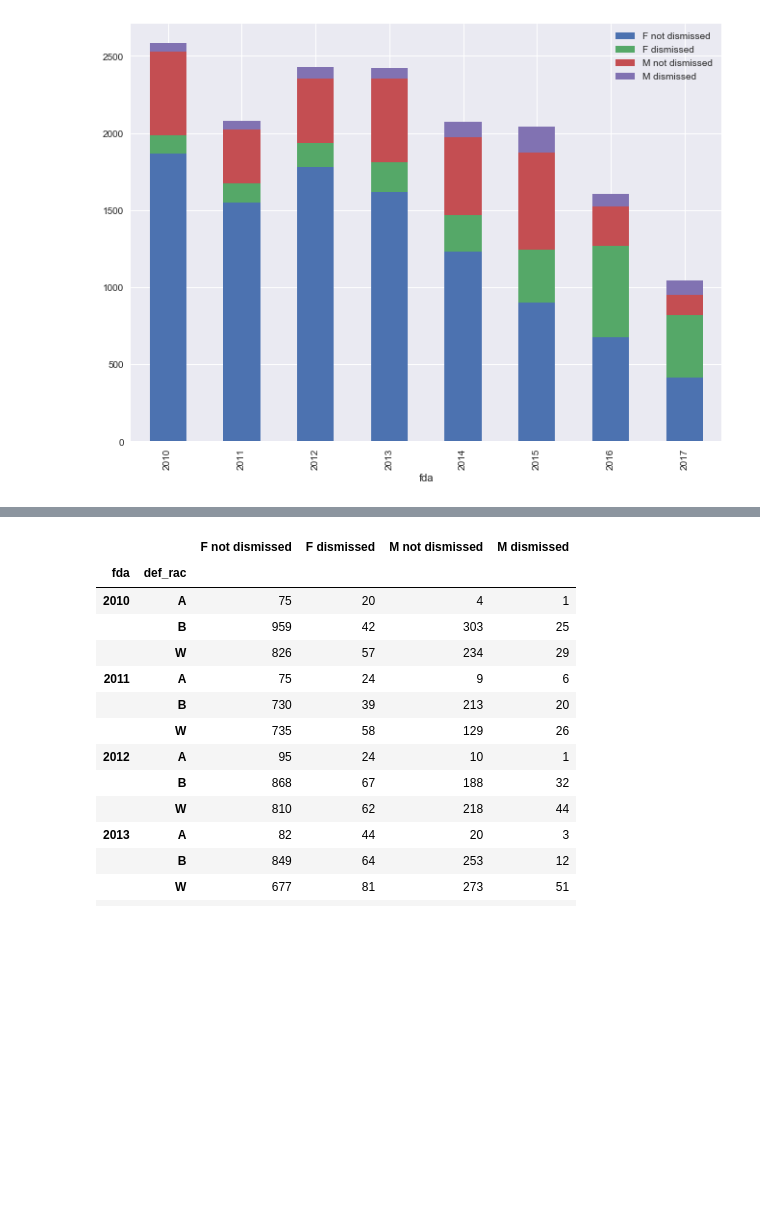
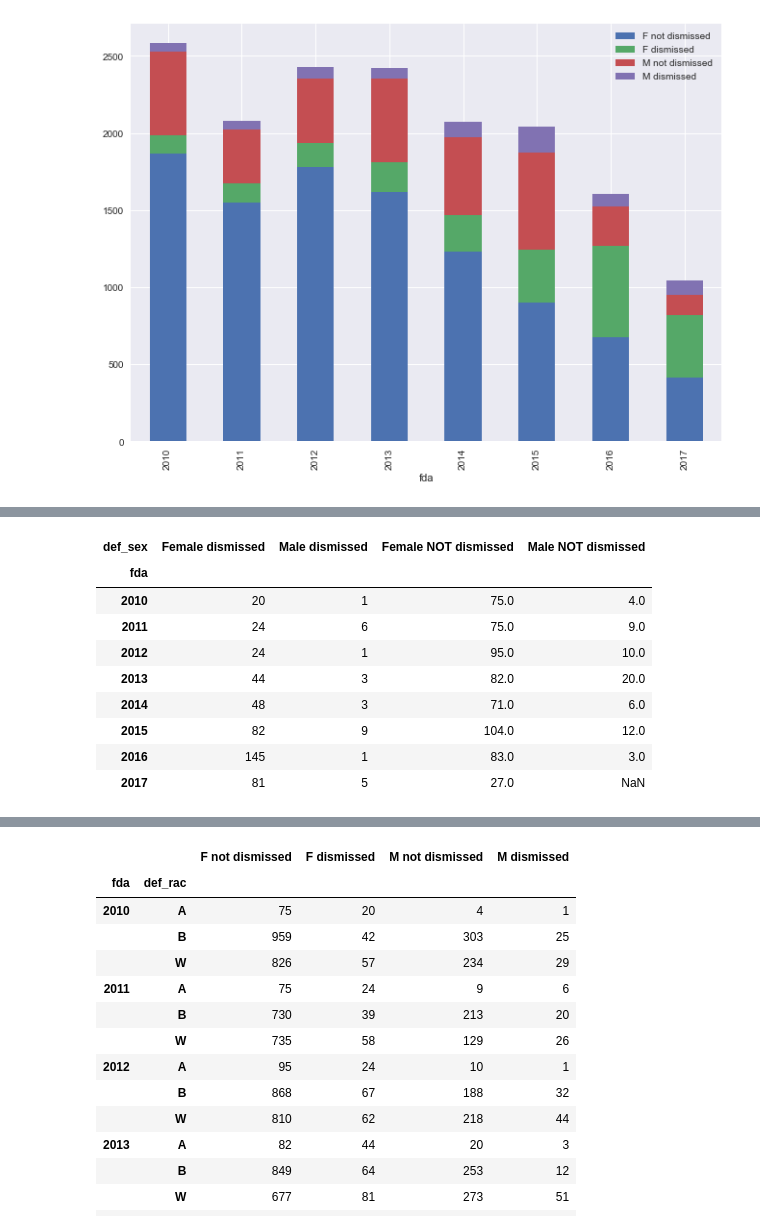
Before and after one commit to circushaase/harriscriminalcourt, a Jupyter notebook: Blog 1 visuals.ipynb, the cells around one changed output, grey strips where cells are left out. Cells and saved outputs as stored; diff of their text form; code cells hidden in the pictures; blank space fills up the shorter version.

```diff
--- a/Blog 1 visuals.ipynb
+++ b/Blog 1 visuals.ipynb
@@ -502,0 +442,20 @@ not_dis.head()
+# %%
+dis_A_sex = dis_A.groupby([dis_A.fda.dt.year, 'def_sex']).size().unstack()
+dis_A_sex = dis_A_sex.rename(index=str, columns={"F": "Female dismissed", "M": "Male dismissed"})
+
+notdis_A_sex = notdis_A.groupby([notdis_A.fda.dt.year, 'def_sex']).size().unstack()
+notdis_A_sex = notdis_A_sex.rename(index=str, columns={"F": "Female NOT dismissed", "M": "Male NOT dismissed"})
+
+asian = pd.concat([dis_A_sex, notdis_A_sex], axis=1)
+asian
+# %% [output]
+| def_sex | Female dismissed | Male dismissed | Female NOT dismissed | Male NOT dismissed |
+| fda |  |  |  |  |
+| 2010 | 20 | 1 | 75.0 | 4.0 |
+| 2011 | 24 | 6 | 75.0 | 9.0 |
+| 2012 | 24 | 1 | 95.0 | 10.0 |
+| 2013 | 44 | 3 | 82.0 | 20.0 |
+| 2014 | 48 | 3 | 71.0 | 6.0 |
+| 2015 | 82 | 9 | 104.0 | 12.0 |
+| 2016 | 145 | 1 | 83.0 | 3.0 |
+| 2017 | 81 | 5 | 27.0 | NaN |
```
Also changed, not shown: parts of 22 cells of this notebook.
